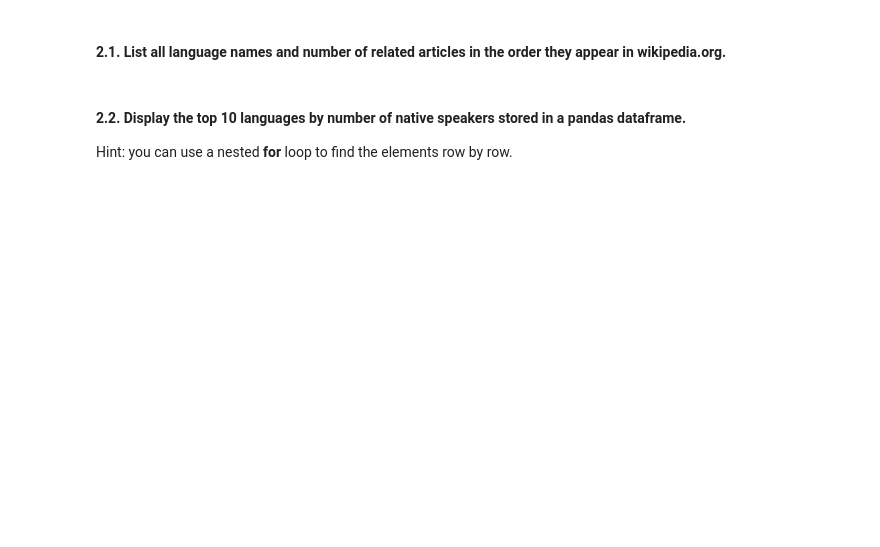
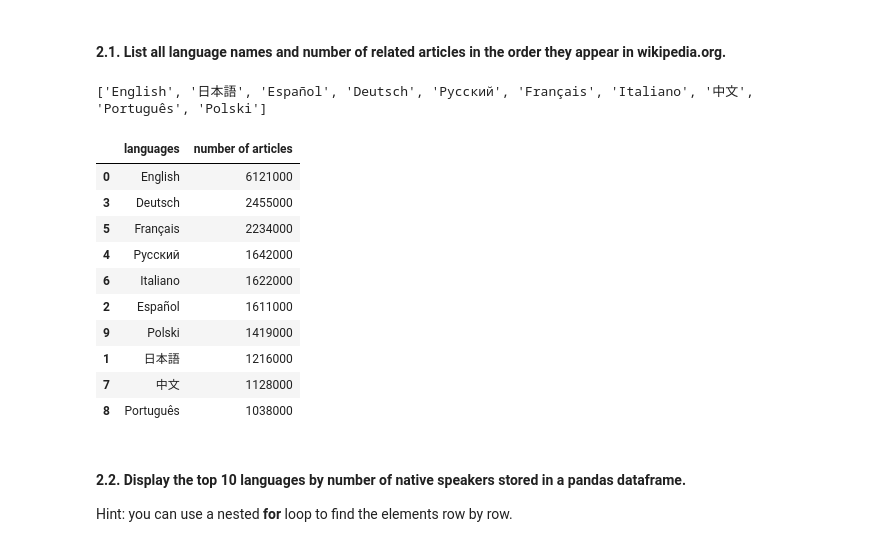
Before and after one commit to ta-data-lis/lab-web-scraping, a Jupyter notebook: your-code/main.ipynb, the cells around one changed output. Cells and saved outputs as stored; diff of their text form; code cells hidden in the pictures; blank space fills up the shorter version.

```diff
--- a/your-code/main.ipynb
+++ b/your-code/main.ipynb
@@ -94,0 +151,12 @@ url = 'https://github.com/trending/python?since=daily'
+# %%
+# create the list language
+list_language = []
+
+# loop on the soup object, split the corresponding string in a list, take the first element of the list and append it into the list_language
+for language in languages:
+    language_text = language.get_text()
+    language_temp = language_text.split()
+    list_language.append(language_temp[0])
+
+#print the list_language
+list_language
@@ -110,3 +231,59 @@ url = 'https://www.wikipedia.org/'
+# %%
+# your code here
+# make the request
+response = requests.get(url)
+
+# create the soup object
+soup = BeautifulSoup(response.content, features = 'lxml')
+
+# create the soup object that contains all the languages and articles views
+central = soup.find_all('div', attrs = {'class':'central-featured'})
+
+# create the list with all languages
+central_languages = central[0].find_all('strong')
+
+# create a new list to store the languages
+list_languages = []
+
+# loop on the soup object and append the stripped elements to the list_languages
+for i in central_languages:
+    First_step = str(i).strip('<strong>')
+    Second_step = First_step.strip('</')
+    list_languages.append(Second_step)
+print(list_languages)
+
+
+
+# extract the part of the soup where the number of articles appears
+languages = soup.find_all('bdi', attrs = {'dir': 'ltr'})
+
+# create a list with the strings where the numbers are enclosed
+numbers = [language.get_text() for language in languages]
+
+# clean the string to get the numbers
+clean_numbers = [number.replace('\xa0','').strip('+') for number in numbers]
+
+# clean the list of numbers to only have a list with the number of articles
+clean_numbers=clean_numbers[0:10]
+clean_numbers
+
+# Creating a dataframe and sorting values in descending order
+df = pd.DataFrame(zip(list_languages,clean_numbers),columns=['languages','number of articles'])
+df = df.sort_values(by=['number of articles'], ascending = False)
+df
+# %% [output]
+['English', '日本語', 'Español', 'Deutsch', 'Русский', 'Français', 'Italiano', '中文', 'Português', 'Polski']
+|  | languages | number of articles |
+| 0 | English | 6121000 |
+| 3 | Deutsch | 2455000 |
+| 5 | Français | 2234000 |
+| 4 | Русский | 1642000 |
+| 6 | Italiano | 1622000 |
+| 2 | Español | 1611000 |
+| 9 | Polski | 1419000 |
+| 1 | 日本語 | 1216000 |
+| 7 | 中文 | 1128000 |
+| 8 | Português | 1038000 |
 # %% [markdown]
 #### 2.2. Display the top 10 languages by number of native speakers stored in a pandas dataframe.
 Hint: you can use a nested **for** loop to find the elements row by row.
```
Also changed, not shown: parts of 24 cells of this notebook.
